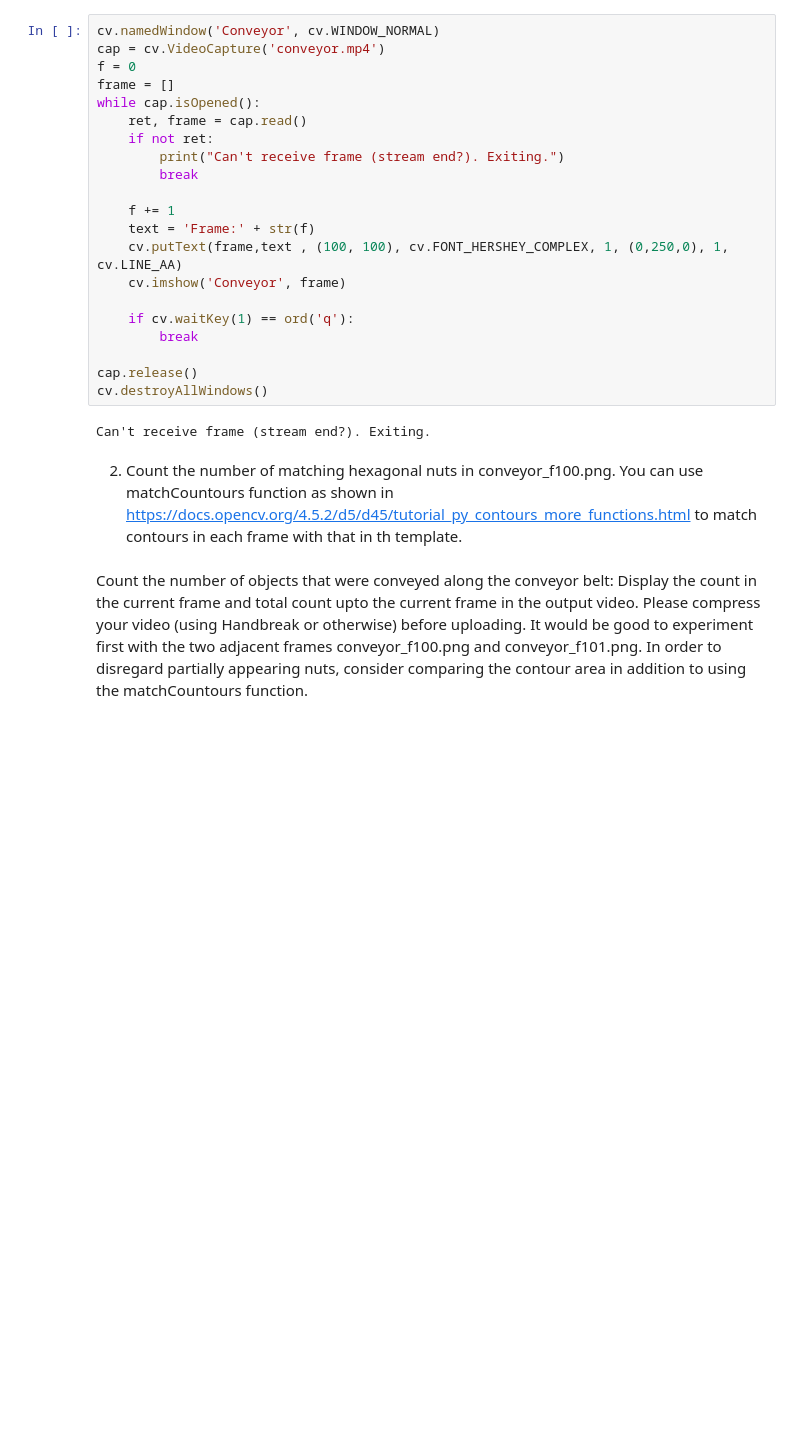
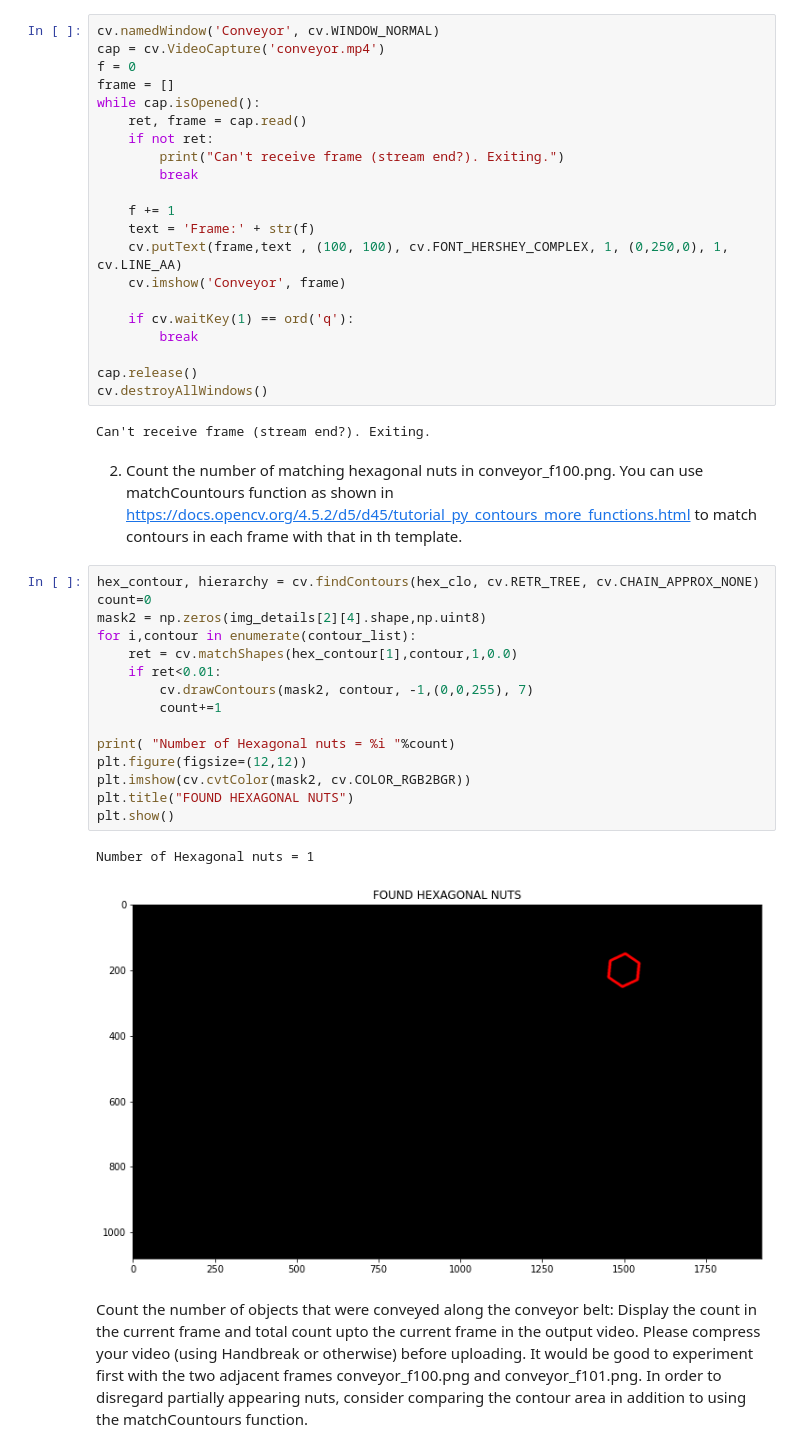
Before and after one commit to vakeesanvk/image_processing_assignment03, a Jupyter notebook: Untitled.ipynb, the cells around one changed output. Saved outputs shown, nothing was run; the diff lists cells and outputs as text; blank space fills up the shorter version.

```diff
--- a/Untitled.ipynb
+++ b/Untitled.ipynb
@@ -144,6 +144,24 @@ cv.destroyAllWindows()
 Can't receive frame (stream end?). Exiting.
 # %% [markdown]
 2. Count the number of matching hexagonal nuts in conveyor_f100.png. You can use matchCountours function as shown in https://docs.opencv.org/4.5.2/d5/d45/tutorial_py_contours_more_functions.html to match contours in each frame with that in th template.
+# %%
+hex_contour, hierarchy = cv.findContours(hex_clo, cv.RETR_TREE, cv.CHAIN_APPROX_NONE)
+count=0
+mask2 = np.zeros(img_details[2][4].shape,np.uint8)
+for i,contour in enumerate(contour_list):
+    ret = cv.matchShapes(hex_contour[1],contour,1,0.0)
+    if ret<0.01:
+        cv.drawContours(mask2, contour, -1,(0,0,255), 7)
+        count+=1
+
+print( "Number of Hexagonal nuts = %i "%count)
+plt.figure(figsize=(12,12))
+plt.imshow(cv.cvtColor(mask2, cv.COLOR_RGB2BGR))
+plt.title("FOUND HEXAGONAL NUTS")
+plt.show()
+# %% [output]
+Number of Hexagonal nuts = 1
+[figure, added]
 # %% [markdown]
 Count the number of objects that were conveyed along the conveyor belt: Display the count in the current frame and total count upto the current frame in the output video. Please compress your video (using Handbreak or otherwise) before uploading. It would be good to experiment first with the two adjacent frames conveyor_f100.png and conveyor_f101.png. In order to disregard partially appearing nuts, consider comparing the contour area in addition to using the matchCountours function.
 # %%
```
Also changed, not shown: parts of 2 cells of this notebook.
